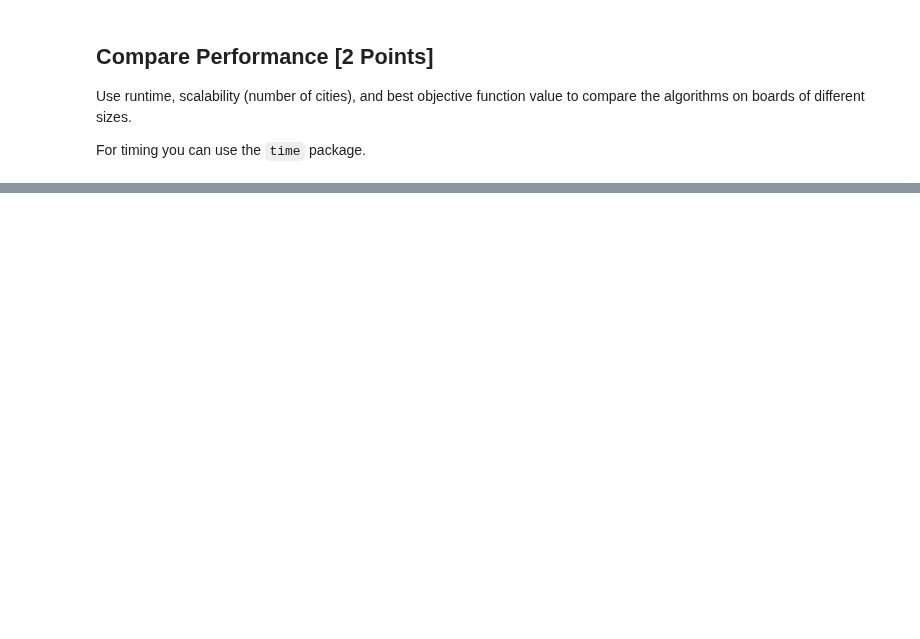
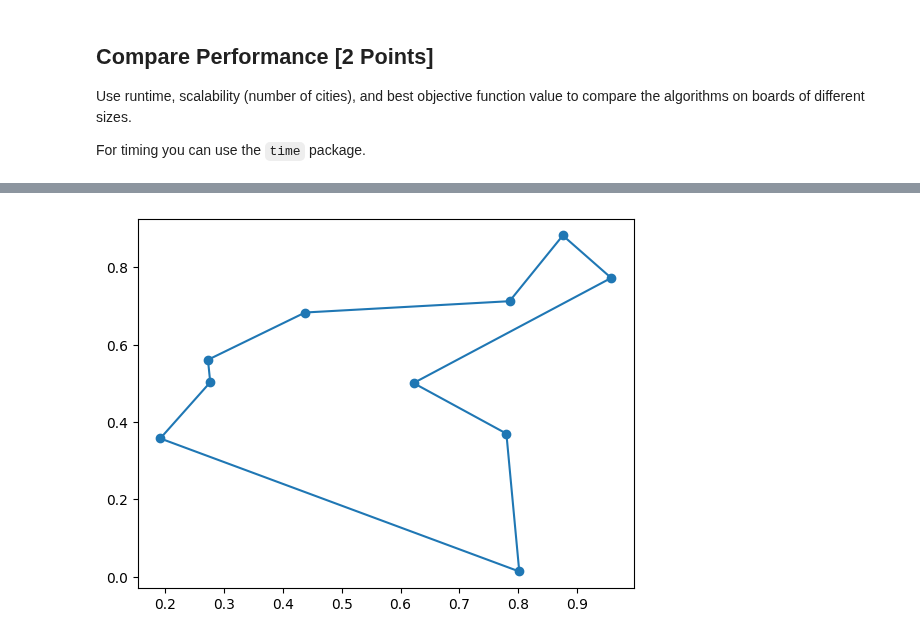
Before and after one commit to minhhailtv6a1/Team_Project_TTNTNC_2025_2026, a Jupyter notebook: lab03 - local search/traveling_salesman_problem.ipynb, the cells around one changed output, grey strips where cells are left out. Drawn from its saved outputs; the diff is of its cells as text; code cells hidden in the pictures; blank space fills up the shorter version.

```diff
--- a/lab03 - local search/traveling_salesman_problem.ipynb
+++ b/lab03 - local search/traveling_salesman_problem.ipynb
@@ -180,0 +509,90 @@ This took: 0.102996826171875 milliseconds
+# %%
+# Code goes here
+def ordered_crossover(parent1, parent2):
+    """
+    Kỹ thuật lai ghépOrdered Crossover (OX) cho bài toán hoán vị TSP.
+    """
+    size = len(parent1)
+    child = [None] * size
+
+    # Chọn ngẫu nhiên 2 điểm cắt
+    cxpoint1, cxpoint2 = sorted(random.sample(range(size), 2))
+
+    # Sao chép đoạn con từ parent1 sang child
+    child[cxpoint1:cxpoint2+1] = parent1[cxpoint1:cxpoint2+1]
+
+    # Điền các phần tử còn lại từ parent2 theo đúng thứ tự
+    parent2_index = 0
+    for i in range(size):
+        if child[i] is None:
+            while parent2[parent2_index] in child:
+                parent2_index += 1
+            child[i] = parent2[parent2_index]
+
+    return child
+
+def mutate(tour, mutation_rate=0.05):
+    """
+    Đột biến bằng toán tử 2-opt ngẫu nhiên với xác suất mutation_rate.
+    """
+    if random.random() < mutation_rate:
+        n = len(tour)
+        i, j = sorted(random.sample(range(n), 2))
+        tour = two_opt_swap(tour, i, j)
+    return tour
+
+def genetic_algorithm_tsp(tsp, pop_size=50, generations=500, mutation_rate=0.1, tournament_size=5):
+    n = len(tsp["pos"])
+
+    # 1. Khởi tạo quần thể ban đầu
+    population = [random_tour(n) for _ in range(pop_size)]
+
+    best_tour = None
+    best_length = float('inf')
+    history = []
+    evaluations = 0
+
+    for gen in range(generations):
+        # Tính fitness cho từng cá thể
+        scores = []
+        for ind in population:
+            length = tour_length(tsp, ind)
+            evaluations += 1
+            scores.append((length, ind))
+            if length < best_length:
+                best_length = length
+                best_tour = list(ind)
+
+        history.append(best_length)
+
+        # 2. Tournament Selection
+        def select():
+            selected = random.sample(scores, tournament_size)
+            selected.sort(key=lambda x: x[0])
+            return selected[0][1]
+
+        # 3. Tạo quần thể thế hệ mới
+        new_population = [list(best_tour)]  # Elitism: Giữ lại cá thể tốt nhất
+
+        while len(new_population) < pop_size:
+            p1 = select()
+            p2 = select()
+            child = ordered_crossover(p1, p2)
+            child = mutate(child, mutation_rate)
+            new_population.append(child)
+
+        population = new_population
+
+    return {
+        "solution": best_tour,
+        "objective": best_length,
+        "history": history,
+        "iterations": generations,
+        "evaluations": evaluations
+    }
+
+# Thử nghiệm chạy Genetic Algorithm
+ga_res = genetic_algorithm_tsp(tsp, pop_size=50, generations=300, mutation_rate=0.1)
+print(f"Genetic Algorithm Best Tour Length: {round(ga_res['objective'], 2)}")
+show_tsp(tsp, ga_res["solution"])
+# %% [output]
@@ -180,0 +601 @@ This took: 0.102996826171875 milliseconds
+[figure, added]
```
Also changed, not shown: parts of 29 cells of this notebook.
